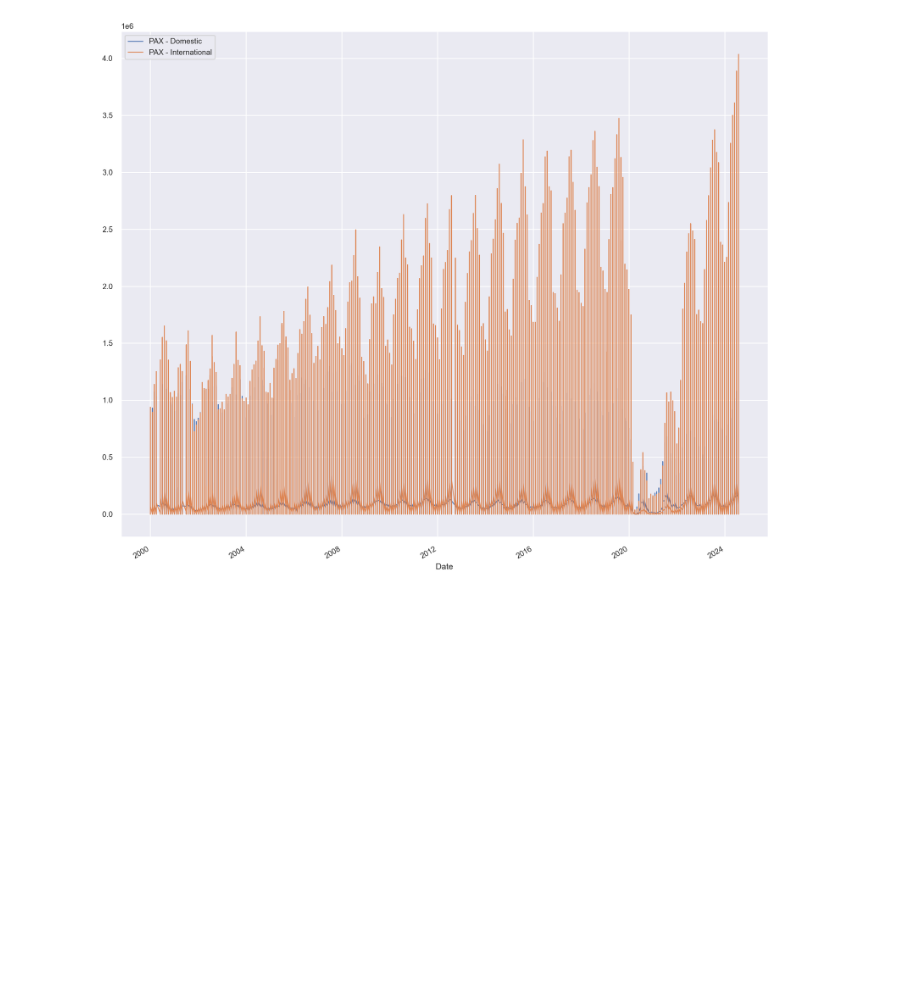
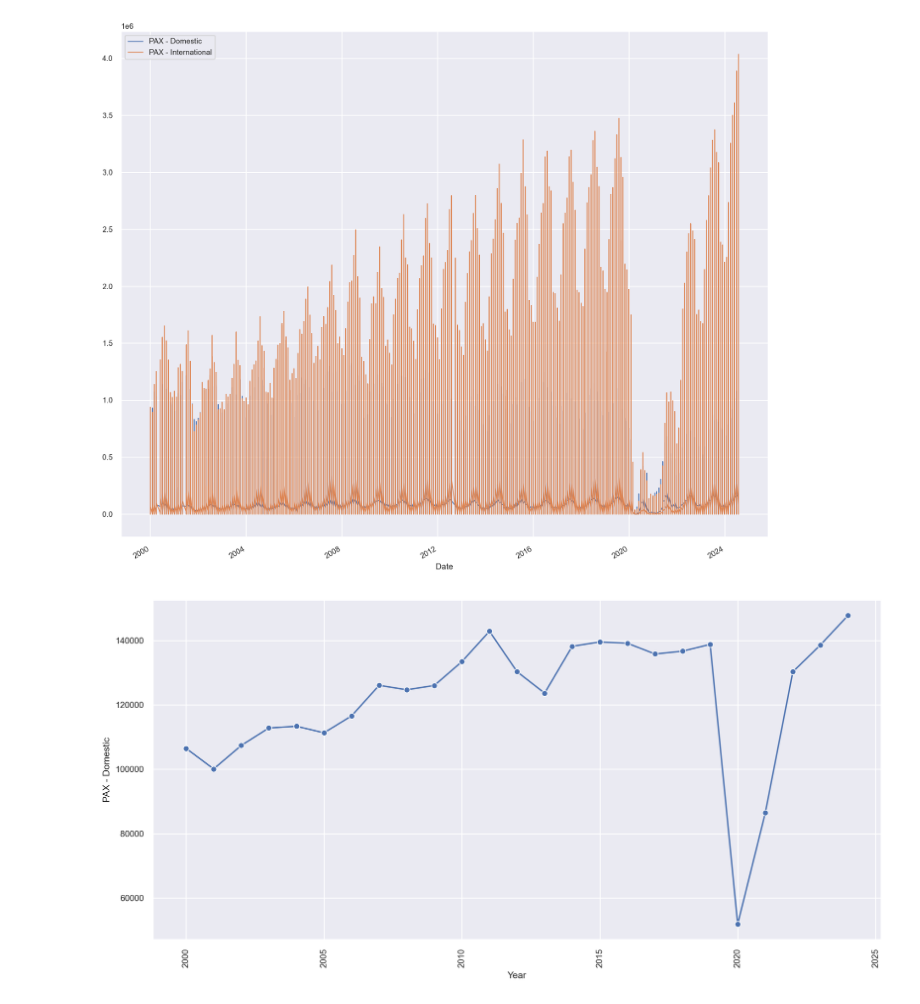
Before and after one commit to fedfioravanti/Italian_Airports, a Jupyter notebook: ItalyAirports_02_EDA.ipynb, the cells around one changed output. Saved outputs shown, nothing was run; the diff lists cells and outputs as text; code cells hidden in the pictures; blank space fills up the shorter version.

```diff
--- a/ItalyAirports_02_EDA.ipynb
+++ b/ItalyAirports_02_EDA.ipynb
@@ -168,3 +168,16 @@ ax.set_xlabel('Job Title', fontsize=14)
 ax.set_ylabel('Frequency', fontsize=14)
 
 plt.show()
+# %%
+# df['Year'] = df['Date'].dt.month
+grouped_data = df.groupby('Year')['PAX - Domestic'].mean().reset_index()
+# %%
+# plot the job titles distribution
+fig, ax = plt.subplots(figsize = (12,6))
+
+plt.xticks(rotation = 90)
+sns.lineplot(x='Year', y='PAX - Domestic', data=grouped_data, marker='o')
+
+plt.show()
+# %% [output]
+[figure, added]
```
